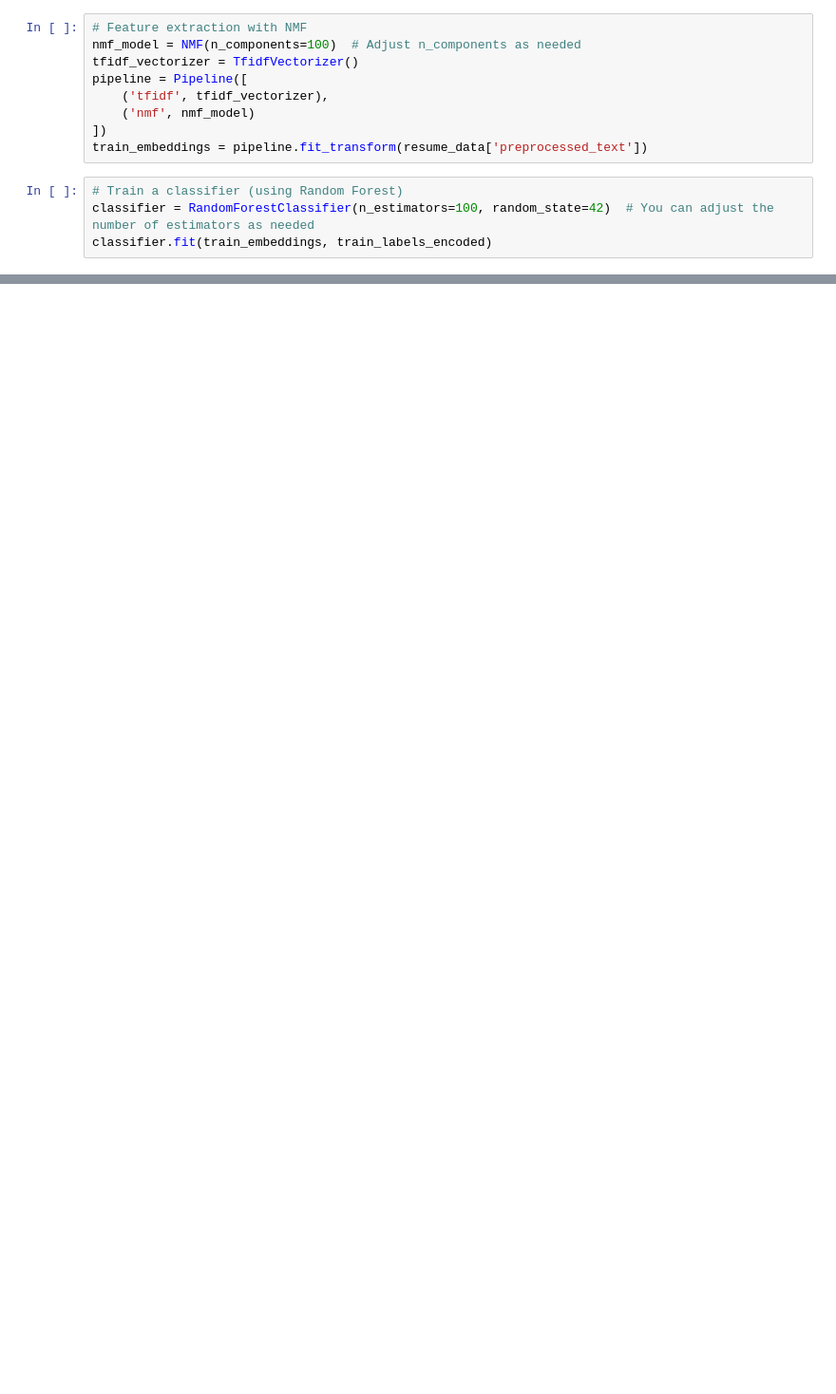
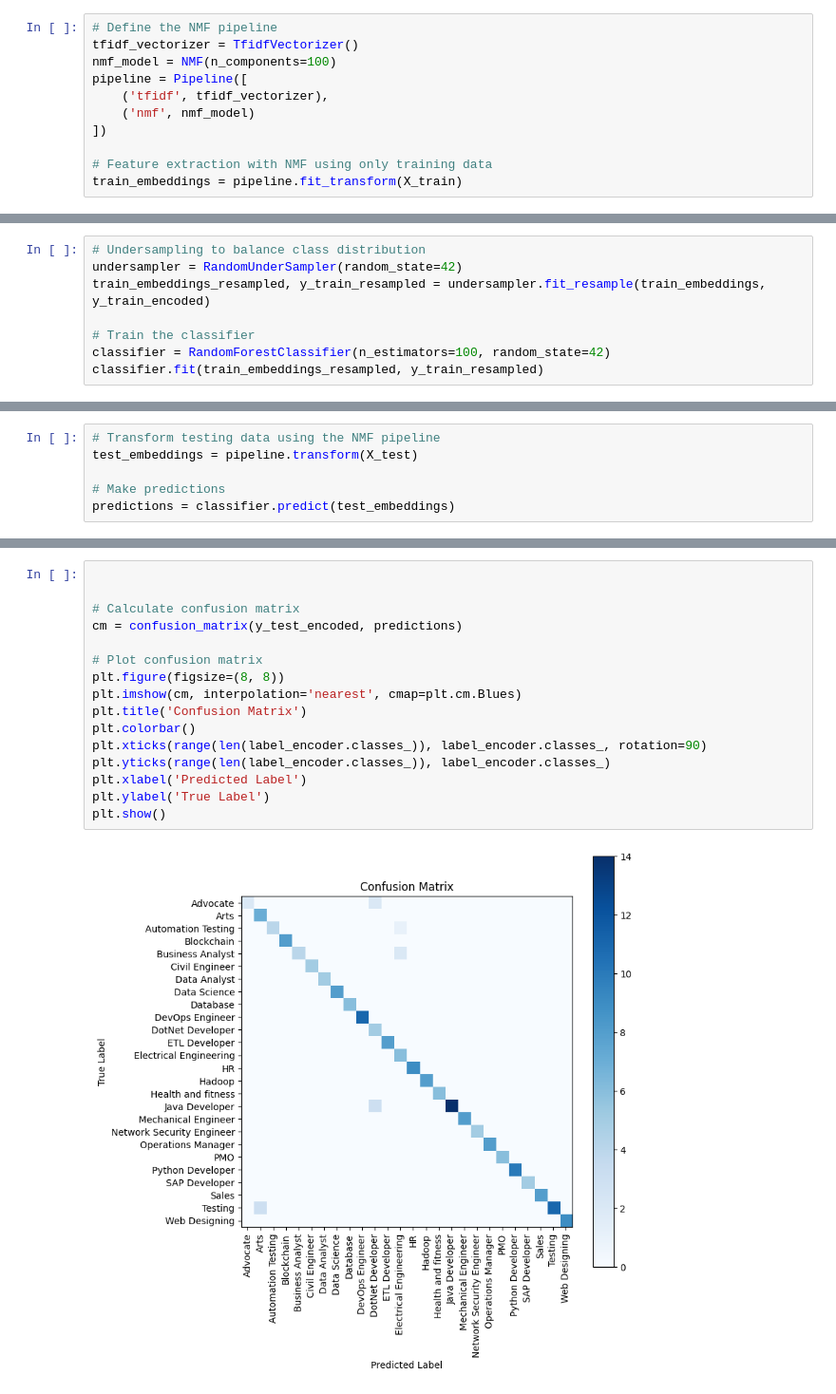
Before and after one commit to malhar1407/HR-Analytics-Final, a Jupyter notebook: notebook/Resume_domain_extraction.ipynb, the cells around one changed output, grey strips where cells are left out. Shown at 95% size. Saved outputs shown, nothing was run; the diff lists cells and outputs as text; blank space fills up the shorter version.

Commit message:
Updated_Resume_Domain_Extraction and calling in test Added resums and pickel files

```diff
--- a/notebook/Resume_domain_extraction.ipynb
+++ b/notebook/Resume_domain_extraction.ipynb
@@ -74,13 +71,11 @@ train_labels_encoded = label_encoder.fit_transform(resume_data['Category'])
 # %%
-# Feature extraction with NMF
-nmf_model = NMF(n_components=100)  # Adjust n_components as needed
+# Define the NMF pipeline
 tfidf_vectorizer = TfidfVectorizer()
+nmf_model = NMF(n_components=100)
 pipeline = Pipeline([
     ('tfidf', tfidf_vectorizer),
     ('nmf', nmf_model)
 ])
-train_embeddings = pipeline.fit_transform(resume_data['preprocessed_text'])
+
+# Feature extraction with NMF using only training data
+train_embeddings = pipeline.fit_transform(X_train)
-# %%
-# Train a classifier (using Random Forest)
-classifier = RandomForestClassifier(n_estimators=100, random_state=42)  # You can adjust the number of estimators as needed
-classifier.fit(train_embeddings, train_labels_encoded)
@@ -150,0 +82,8 @@ Automation Testing
+# %%
+# Undersampling to balance class distribution
+undersampler = RandomUnderSampler(random_state=42)
+train_embeddings_resampled, y_train_resampled = undersampler.fit_resample(train_embeddings, y_train_encoded)
+
+# Train the classifier
+classifier = RandomForestClassifier(n_estimators=100, random_state=42)
+classifier.fit(train_embeddings_resampled, y_train_resampled)
@@ -150,0 +92,6 @@ Automation Testing
+# %%
+# Transform testing data using the NMF pipeline
+test_embeddings = pipeline.transform(X_test)
+
+# Make predictions
+predictions = classifier.predict(test_embeddings)
@@ -150,0 +111,18 @@ Automation Testing
+# %%
+
+
+# Calculate confusion matrix
+cm = confusion_matrix(y_test_encoded, predictions)
+
+# Plot confusion matrix
+plt.figure(figsize=(8, 8))
+plt.imshow(cm, interpolation='nearest', cmap=plt.cm.Blues)
+plt.title('Confusion Matrix')
+plt.colorbar()
+plt.xticks(range(len(label_encoder.classes_)), label_encoder.classes_, rotation=90)
+plt.yticks(range(len(label_encoder.classes_)), label_encoder.classes_)
+plt.xlabel('Predicted Label')
+plt.ylabel('True Label')
+plt.show()
+# %% [output]
+[figure, added]
```
Also changed, not shown: parts of 27 cells of this notebook, 14 other files.
